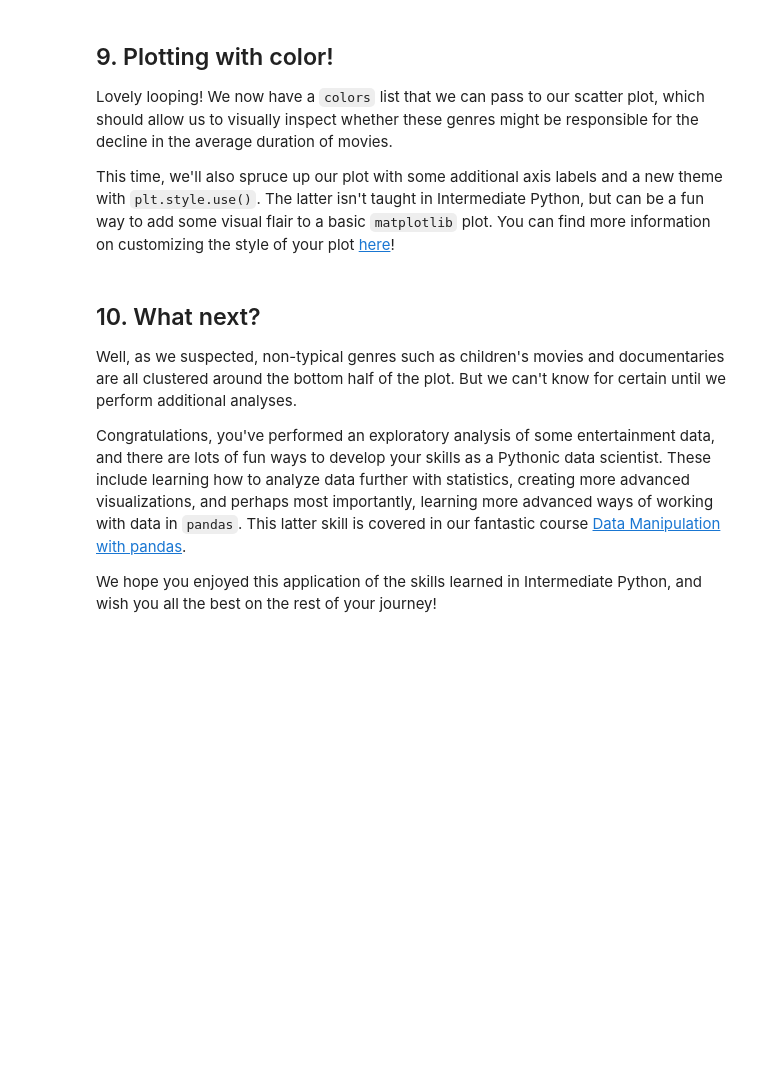
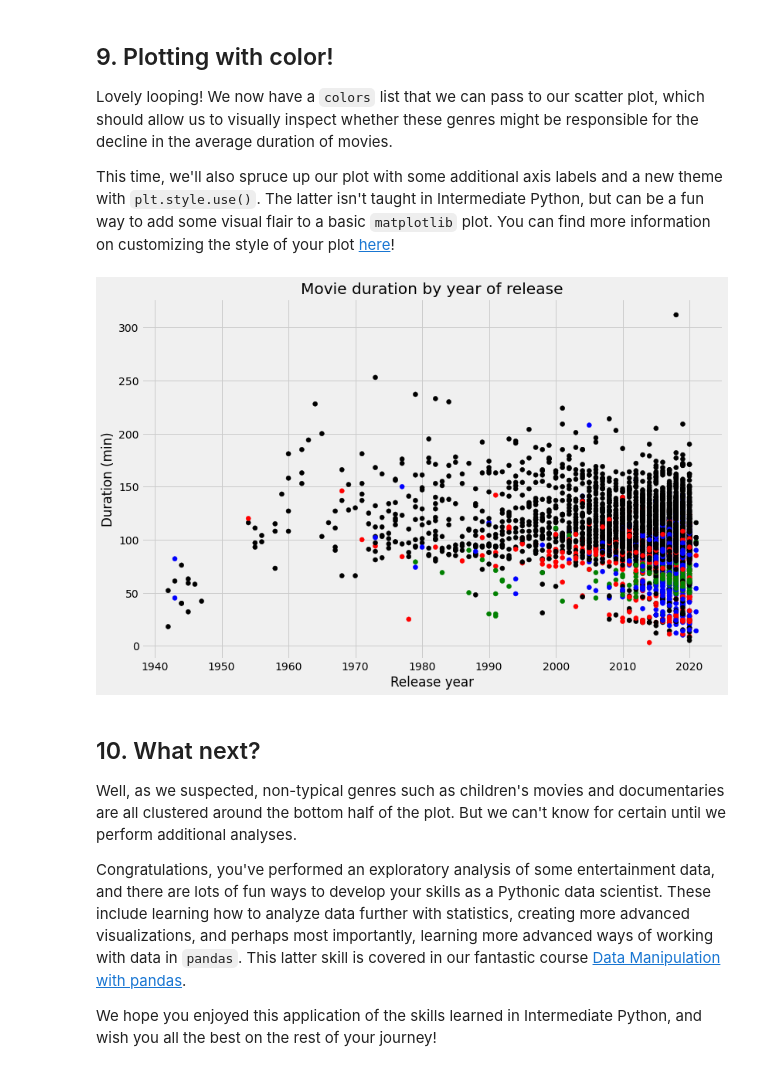
Before and after one commit to Lzuluaga-94/Netflix_movies, a Jupyter notebook: Netflix.ipynb, the cells around one changed output. Drawn from its saved outputs; the diff is of its cells as text; code cells hidden in the pictures; blank space fills up the shorter version.

```diff
--- a/Netflix.ipynb
+++ b/Netflix.ipynb
@@ -184,18 +184,20 @@ print(colors[:10] )
 # %%
 # Set the figure style and initalize a new figure
 plt.style.use('fivethirtyeight')
 fig = plt.figure(figsize=(12,8))
 
 # Create a scatter plot of duration versus release_year
-plt.scatter(netflix_movies_col_subset['duration'], netflix_movies_col_subset['release_year'], color=colors)
+plt.scatter(netflix_movies_col_subset['release_year'], netflix_movies_col_subset['duration'], color=colors)
 
 # Create a title and axis labels
 plt.title("Movie duration by year of release")
 plt.xlabel("Release year")
 plt.ylabel('Duration (min)')
 
 # Show the plot
 plt.show()
+# %% [output]
+[figure, added]
 # %% [markdown]
 ## 10. What next?
 <p>Well, as we suspected, non-typical genres such as children's movies and documentaries are all clustered around the bottom half of the plot. But we can't know for certain until we perform additional analyses. </p>
```
Also changed, not shown: parts of 3 cells of this notebook.
